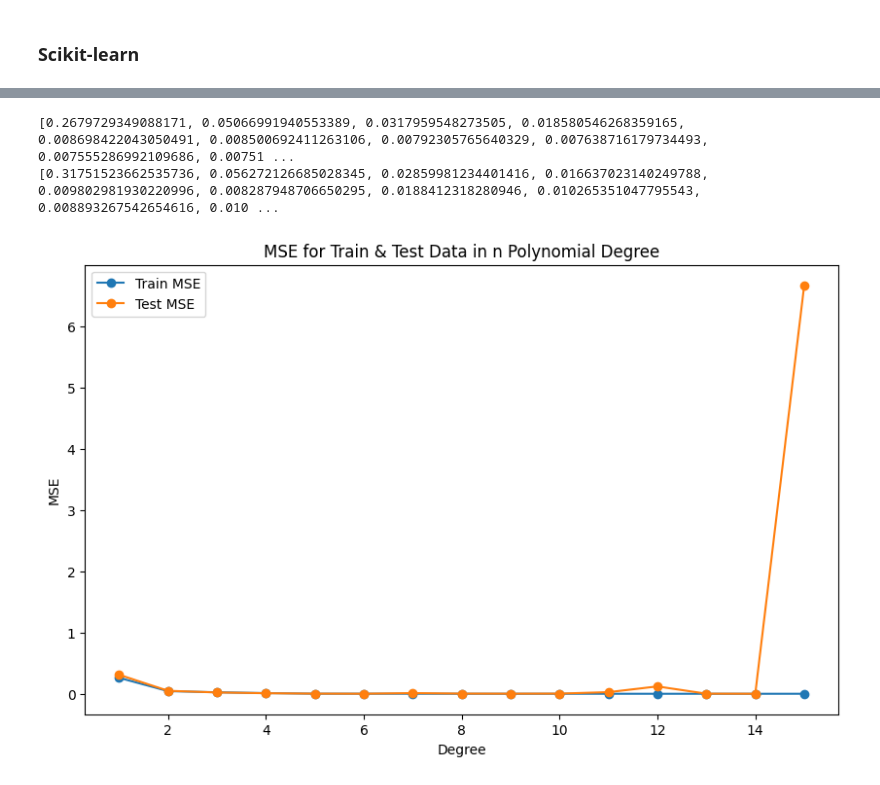
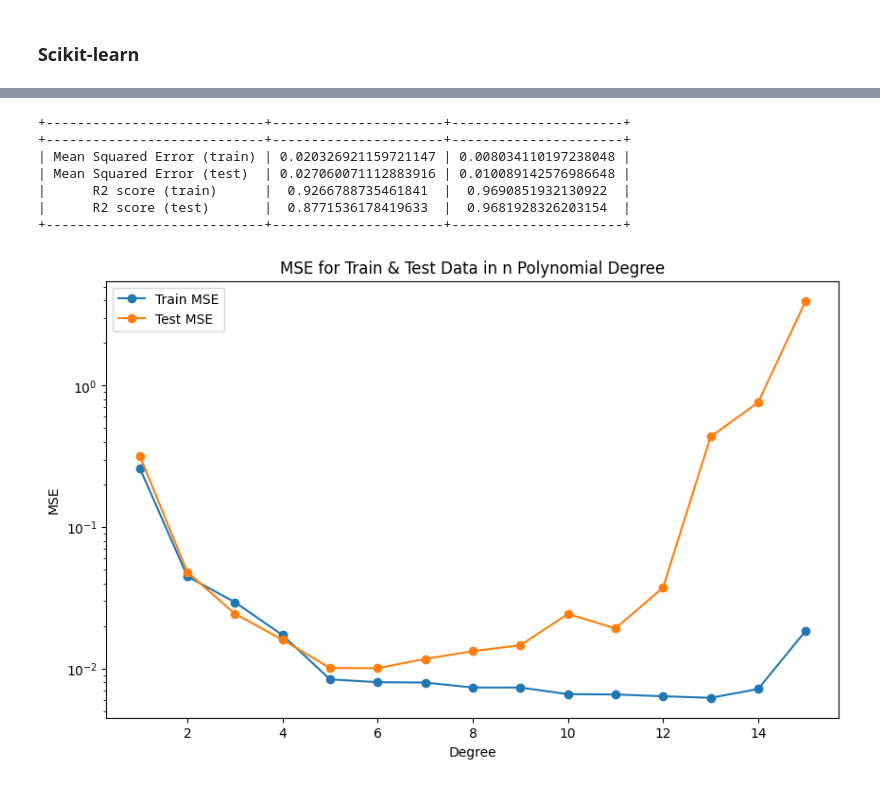
Before and after one commit to Elisaottoboni/Machine-Learning-University-of-Oslo, a Jupyter notebook: week_35/exercises_week_35.ipynb, the cells around one changed output, grey strips where cells are left out. Drawn from its saved outputs; the diff is of its cells as text; code cells hidden in the pictures.

```diff
--- a/week_35/exercises_week_35.ipynb
+++ b/week_35/exercises_week_35.ipynb
@@ -432,8 +400,9 @@ model = make_pipeline(PolynomialFeatures(degree = 2, include_bias = True), Linea
 X, X_train, X_test, y_train, y_test = split_data(y, n, p, percentage)
 model.fit(X_train, y_train)
 
-y_train_pred = model.predict(X_train)
-y_test_pred = model.predict(X_test)
+beta = np.linalg.inv(X_train.T @ X_train) @ X_train.T @ y_train
+y_train_pred = X_train @ beta
+y_test_pred = X_test @ beta
 
 MSE_train = mean_squared_error(y_train, y_train_pred)
 MSE_test = mean_squared_error(y_test, y_test_pred)
@@ -477,16 +446,16 @@ model.fit(X_train, y_train)
 y_train_pred = model.predict(X_train)
 y_test_pred = model.predict(X_test)
 
-MSE_train = mean_squared_error(y_train, y_train_pred)
-MSE_test = mean_squared_error(y_test, y_test_pred)
+MSE_train_sklearn = mean_squared_error(y_train, y_train_pred)
+MSE_test_sklearn = mean_squared_error(y_test, y_test_pred)
 
-R2_train = r2_score(y_train, y_train_pred)
-R2_test = r2_score(y_test, y_test_pred)
+R2_train_sklearn = r2_score(y_train, y_train_pred)
+R2_test_sklearn = r2_score(y_test, y_test_pred)
 
 table_shape = PrettyTable()
 table_shape.field_names = ["", "MSE", "R2"]
-table_shape.add_row(["Training set", MSE_train, R2_train])
-table_shape.add_row(["Testing set", MSE_test, R2_test])
+table_shape.add_row(["Training set", MSE_train_sklearn, R2_train_sklearn])
+table_shape.add_row(["Testing set", MSE_test_sklearn, R2_test_sklearn])
 print(table_shape)
 # %% [output]
 +--------------+----------------------+--------------------+
@@ -516 +480,24 @@ MSE_test_values = []
+# %%
+result_table = PrettyTable()
+
+field_names = ["", "Our code", "Scikit-learn"]
+result_table.field_names = field_names
+
+mse_train_row = ["Mean Squared Error (train)", MSE_train, MSE_train_sklearn]
+result_table.add_row(mse_train_row)
+mse_test_row = ["Mean Squared Error (test)", MSE_test, MSE_test_sklearn]
+result_table.add_row(mse_test_row)
+r2_train_row = ["R2 score (train)", R2_train, R2_train_sklearn]
+result_table.add_row(r2_train_row)
+r2_test_row = ["R2 score (test)", R2_test, R2_test_sklearn]
+result_table.add_row(r2_test_row)
+print(result_table)
+# %% [output]
++----------------------------+----------------------+----------------------+
++----------------------------+----------------------+----------------------+
+| Mean Squared Error (train) | 0.020326921159721147 | 0.008034110197238048 |
+| Mean Squared Error (test)  | 0.027060071112883916 | 0.010089142576986648 |
+|      R2 score (train)      |  0.9266788735461841  |  0.9690851932130922  |
+|      R2 score (test)       |  0.8771536178419633  |  0.9681928326203154  |
++----------------------------+----------------------+----------------------+
 # %%
@@ -529,20 +521,15 @@ for p in range(1, max_degree):
 
     MSE_train_values.append(MSE_train)
     MSE_test_values.append(MSE_test)
-# %%
-print(MSE_train_values)
-print(MSE_test_values)
-# %% [output]
-[0.2679729349088171, 0.05066991940553389, 0.0317959548273505, 0.018580546268359165, 0.008698422043050491, 0.008500692411263106, 0.00792305765640329, 0.007638716179734493, 0.007555286992109686, 0.00751 ...
-[0.31751523662535736, 0.056272126685028345, 0.02859981234401416, 0.016637023140249788, 0.009802981930220996, 0.008287948706650295, 0.0188412318280946, 0.010265351047795543, 0.008893267542654616, 0.010 ...
 # %%
 plt.figure(figsize=(10, 6))
 plt.plot(range(1, max_degree), MSE_train_values, label='Train MSE', marker='o')
 plt.plot(range(1, max_degree), MSE_test_values, label='Test MSE', marker='o')
 plt.xlabel('Degree')
 plt.ylabel('MSE')
+plt.yscale('log') # to rescale the y-axis
 plt.title('MSE for Train & Test Data in n Polynomial Degree')
 plt.legend()
 plt.show()
 # %% [output]
-[figure, old version]
+[figure, new version]
```
Also changed, not shown: parts of 26 cells of this notebook.
